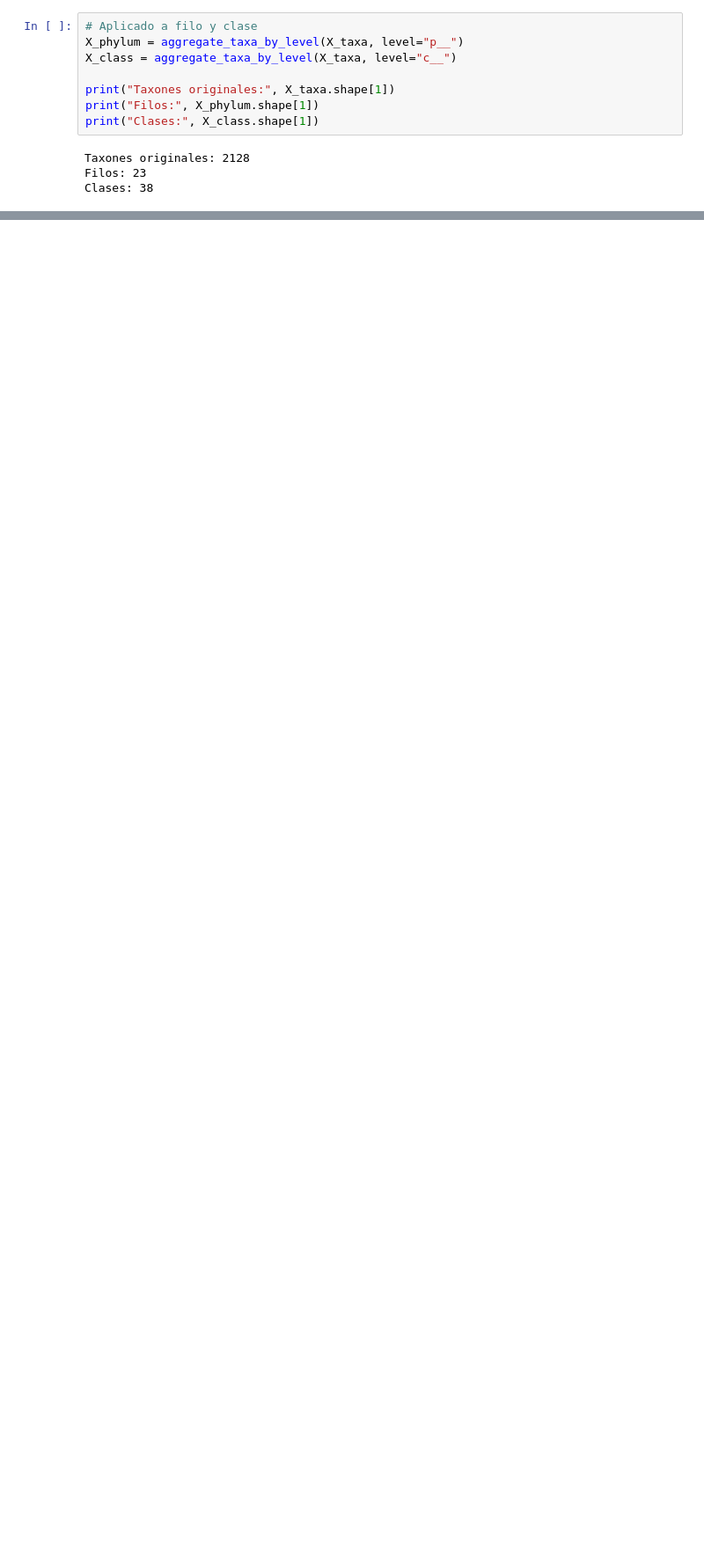
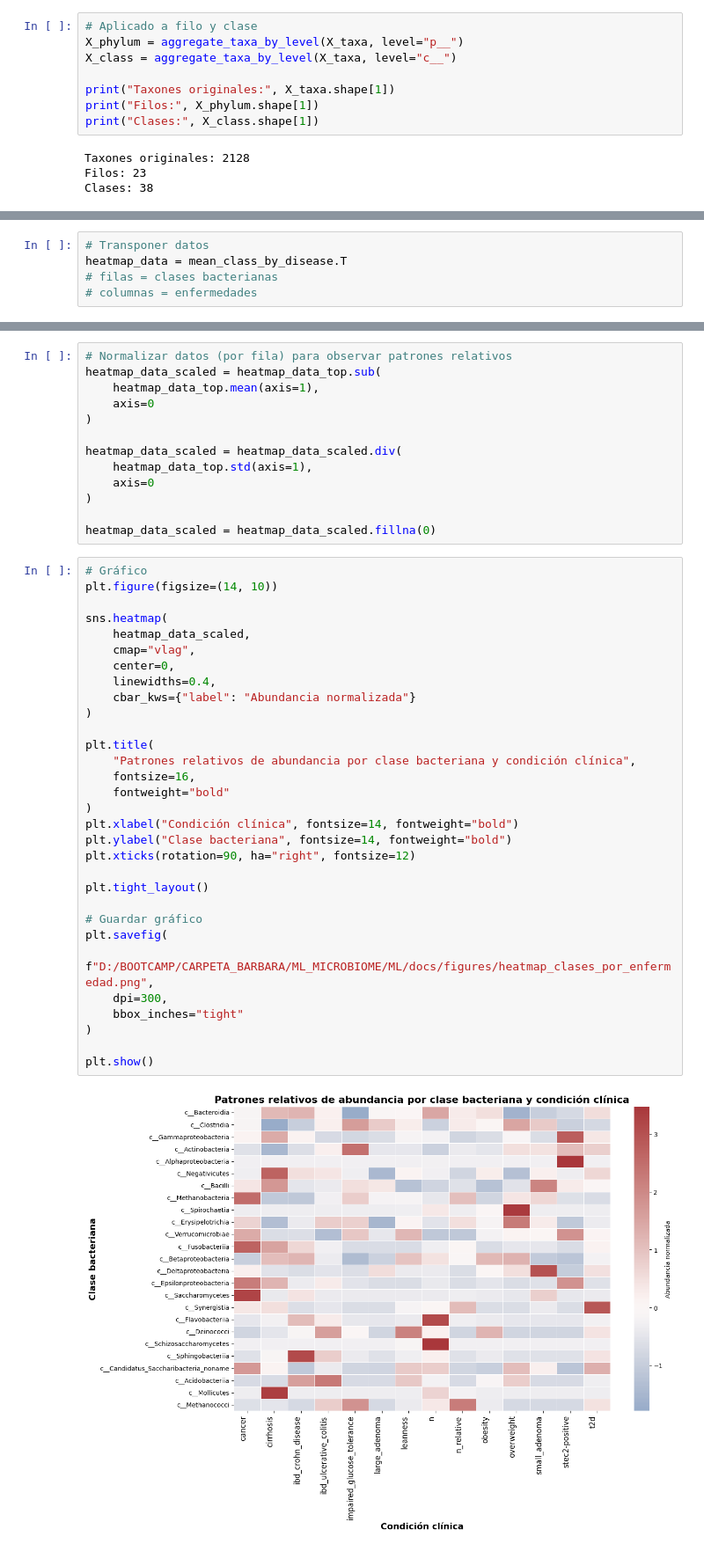
Before and after one commit to BPGLZG/ML, a Jupyter notebook: notebooks/EDA.ipynb, the cells around one changed output, grey strips where cells are left out. Shown at 88% size. Cells and saved outputs as stored; diff of their text form; blank space fills up the shorter version.

```diff
--- a/notebooks/EDA.ipynb
+++ b/notebooks/EDA.ipynb
@@ -1123,0 +1150,5 @@ Clases: 38
+# %%
+# Transponer datos
+heatmap_data = mean_class_by_disease.T
+# filas = clases bacterianas
+# columnas = enfermedades
@@ -1123,0 +1168,46 @@ Clases: 38
+# %%
+# Normalizar datos (por fila) para observar patrones relativos
+heatmap_data_scaled = heatmap_data_top.sub(
+    heatmap_data_top.mean(axis=1),
+    axis=0
+)
+
+heatmap_data_scaled = heatmap_data_scaled.div(
+    heatmap_data_top.std(axis=1),
+    axis=0
+)
+
+heatmap_data_scaled = heatmap_data_scaled.fillna(0)
+# %%
+# Gráfico
+plt.figure(figsize=(14, 10))
+
+sns.heatmap(
+    heatmap_data_scaled,
+    cmap="vlag",
+    center=0,
+    linewidths=0.4,
+    cbar_kws={"label": "Abundancia normalizada"}
+)
+
+plt.title(
+    "Patrones relativos de abundancia por clase bacteriana y condición clínica",
+    fontsize=16,
+    fontweight="bold"
+)
+plt.xlabel("Condición clínica", fontsize=14, fontweight="bold")
+plt.ylabel("Clase bacteriana", fontsize=14, fontweight="bold")
+plt.xticks(rotation=90, ha="right", fontsize=12)
+
+plt.tight_layout()
+
+# Guardar gráfico
+plt.savefig(
+    f"D:/BOOTCAMP/CARPETA_BARBARA/ML_MICROBIOME/ML/docs/figures/heatmap_clases_por_enfermedad.png",
+    dpi=300,
+    bbox_inches="tight"
+)
+
+plt.show()
+# %% [output]
+[figure, added]
```
Also changed, not shown: parts of 31 cells of this notebook, 2 other files.
